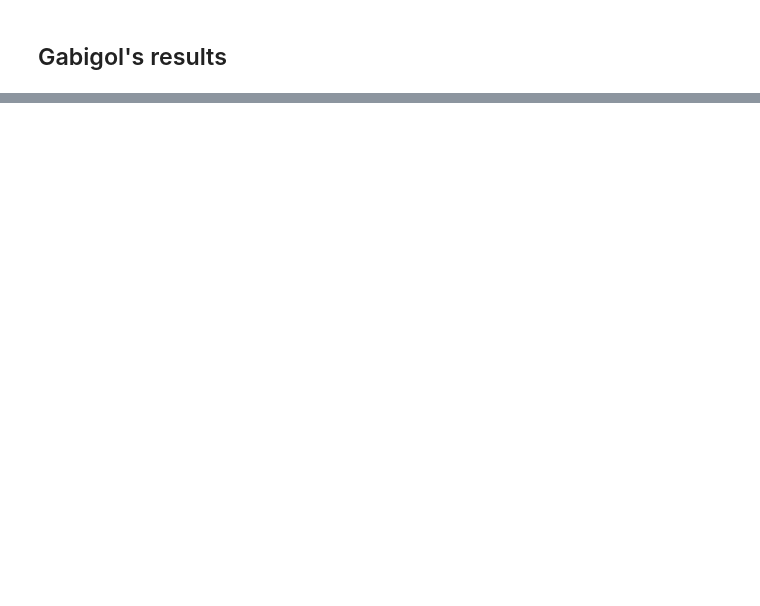
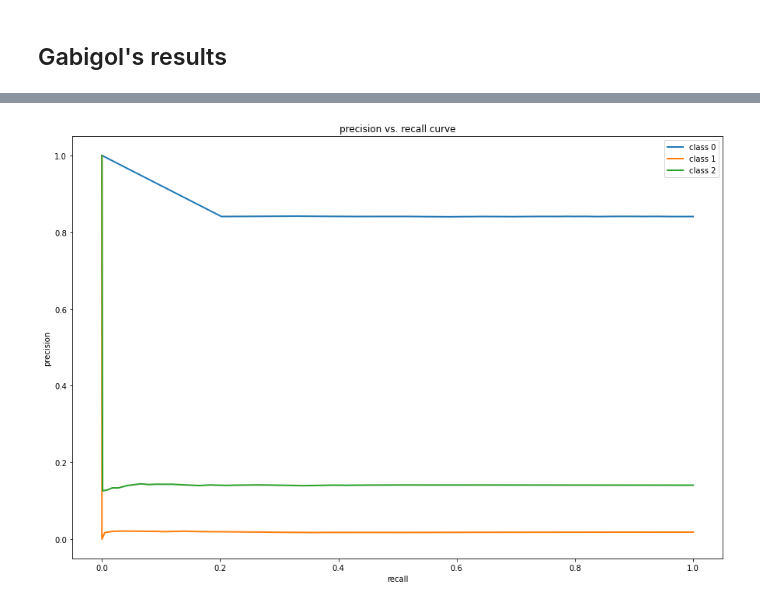
Before and after one commit to Evan-Callaghan/DATA-448-Project, a Jupyter notebook: Gabiru/train_test_models.ipynb, the cells around one changed output, grey strips where cells are left out. Cells and saved outputs as stored; diff of their text form; code cells hidden in the pictures; blank space fills up the shorter version.

```diff
--- a/Gabiru/train_test_models.ipynb
+++ b/Gabiru/train_test_models.ipynb
@@ -291,0 +371,3 @@ results_df = pd.DataFrame(columns = ['model','f1','cutoff'], data = results_to_a
+# %%
+for i in range(0,3):
+    print('class {}: '.format(i), f1_score(Y_test[:, i], RF_ensemble_test_label[:, i], average = 'weighted'))
@@ -291,0 +398,20 @@ results_df = pd.DataFrame(columns = ['model','f1','cutoff'], data = results_to_a
+# %%
+from sklearn.metrics import precision_recall_curve, f1_score
+
+precision = dict()
+recall = dict()
+
+plt.figure(figsize = (15,10))
+for i in range(n_classes):
+
+        precision[i], recall[i], _ = precision_recall_curve(Y_test[:, i], RF_val_pred_top_6[:, i])
+
+
+
+        plt.plot(recall[i], precision[i], lw=2, label='class {}'.format(i))
+
+plt.xlabel("recall")
+plt.ylabel("precision")
+plt.legend(loc="best")
+plt.title("precision vs. recall curve")
+plt.show()
@@ -291,0 +420,22 @@ results_df = pd.DataFrame(columns = ['model','f1','cutoff'], data = results_to_a
+# %%
+from sklearn.metrics import precision_recall_curve, f1_score
+
+precision = dict()
+recall = dict()
+
+plt.figure(figsize = (15,10))
+for i in range(n_classes):
+
+        precision[i], recall[i], _ = precision_recall_curve(Y_test[:, i], DTC_val_pred_top_7[:, i])
+
+
+
+        plt.plot(recall[i], precision[i], lw=2, label='class {}'.format(i))
+
+plt.xlabel("recall")
+plt.ylabel("precision")
+plt.legend(loc="best")
+plt.title("precision vs. recall curve")
+plt.show()
+# %% [output]
+[figure, added]
```
Also changed, not shown: parts of 15 cells of this notebook, 1 other file.
